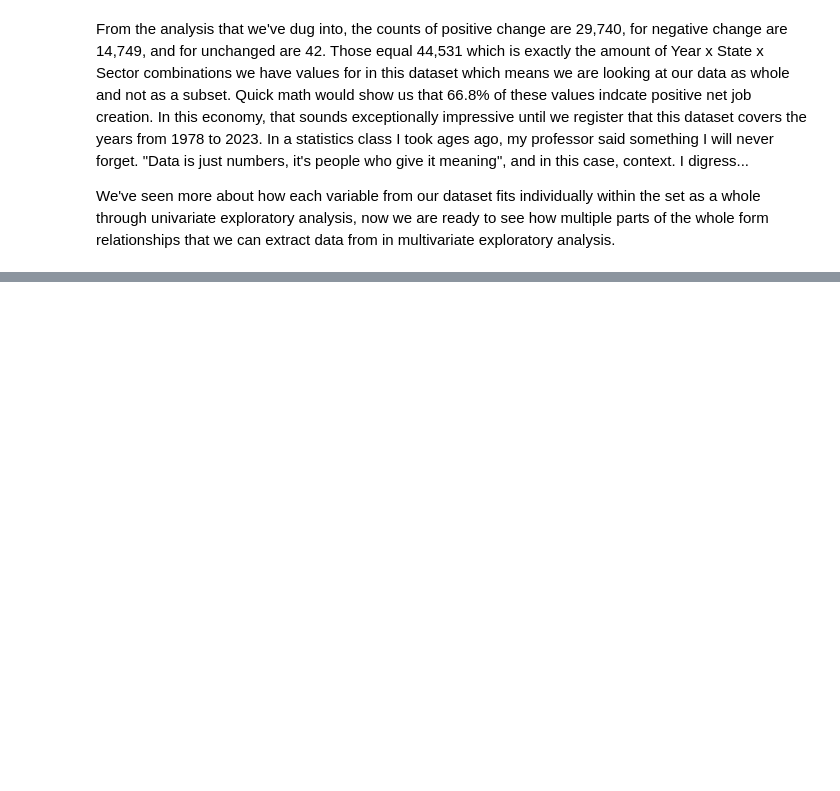
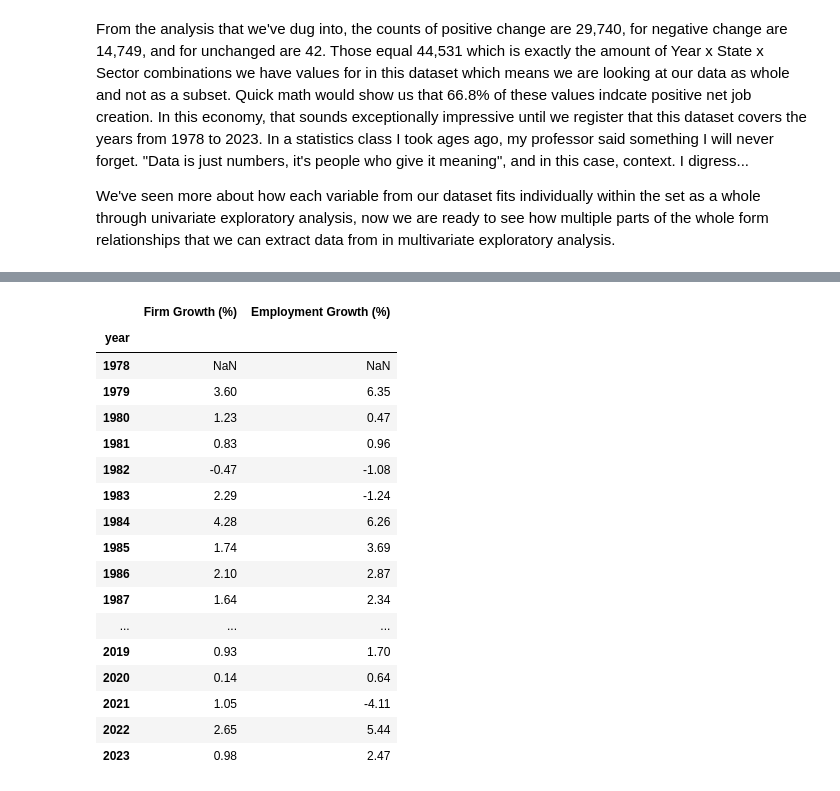
Before and after one commit to bcrawford89/Portfolio-An-Exploratory-Analysis-of-Business-Dynamics, a Jupyter notebook: US_Business_Dynamics_EDA.ipynb, the cells around one changed output, grey strips where cells are left out. Cells and saved outputs as stored; diff of their text form; code cells hidden in the pictures; blank space fills up the shorter version.

```diff
--- a/US_Business_Dynamics_EDA.ipynb
+++ b/US_Business_Dynamics_EDA.ipynb
@@ -807,0 +818,7 @@ We've seen more about how each variable from our dataset fits individually withi
+# %%
+annual_firms = (
+    df_clean.groupby("year")["firms"]
+    .sum(min_count=1)
+)
+
+annual_firms.head(10)
@@ -807,0 +868,8 @@ We've seen more about how each variable from our dataset fits individually withi
+# %%
+annual_firm_growth = annual_firms.pct_change() * 100
+
+print("Average annual growth:", round(annual_firm_growth.mean(), 2), "%")
+print("Highest annual growth:", round(annual_firm_growth.max(), 2), "%")
+print("Lowest annual growth:", round(annual_firm_growth.min(), 2), "%")
+print("Years with growth:", (annual_firm_growth > 0).sum())
+print("Years with contraction:", (annual_firm_growth < 0).sum())
@@ -807,0 +915,7 @@ We've seen more about how each variable from our dataset fits individually withi
+# %%
+annual_employment = (
+    df_clean.groupby("year")["emp"]
+    .sum(min_count=1)
+)
+
+annual_employment.head(10)
@@ -807,0 +935,8 @@ We've seen more about how each variable from our dataset fits individually withi
+# %%
+annual_employment_growth = annual_employment.pct_change() * 100
+
+print("Average annual growth:", round(annual_employment_growth.mean(), 2), "%")
+print("Highest annual growth:", round(annual_employment_growth.max(), 2), "%")
+print("Lowest annual growth:", round(annual_employment_growth.min(), 2), "%")
+print("Years with growth:", (annual_employment_growth > 0).sum())
+print("Years with contraction:", (annual_employment_growth < 0).sum())
@@ -807,0 +982,26 @@ We've seen more about how each variable from our dataset fits individually withi
+# %%
+annual_growth_comparison = pd.DataFrame({
+    "Firm Growth (%)": annual_firm_growth,
+    "Employment Growth (%)": annual_employment_growth
+})
+
+annual_growth_comparison.round(2)
+# %% [output]
+|  | Firm Growth (%) | Employment Growth (%) |
+| year |  |  |
+| 1978 | NaN | NaN |
+| 1979 | 3.60 | 6.35 |
+| 1980 | 1.23 | 0.47 |
+| 1981 | 0.83 | 0.96 |
+| 1982 | -0.47 | -1.08 |
+| 1983 | 2.29 | -1.24 |
+| 1984 | 4.28 | 6.26 |
+| 1985 | 1.74 | 3.69 |
+| 1986 | 2.10 | 2.87 |
+| 1987 | 1.64 | 2.34 |
+| ... | ... | ... |
+| 2019 | 0.93 | 1.70 |
+| 2020 | 0.14 | 0.64 |
+| 2021 | 1.05 | -4.11 |
+| 2022 | 2.65 | 5.44 |
+| 2023 | 0.98 | 2.47 |
```
Also changed, not shown: parts of 49 cells of this notebook.
